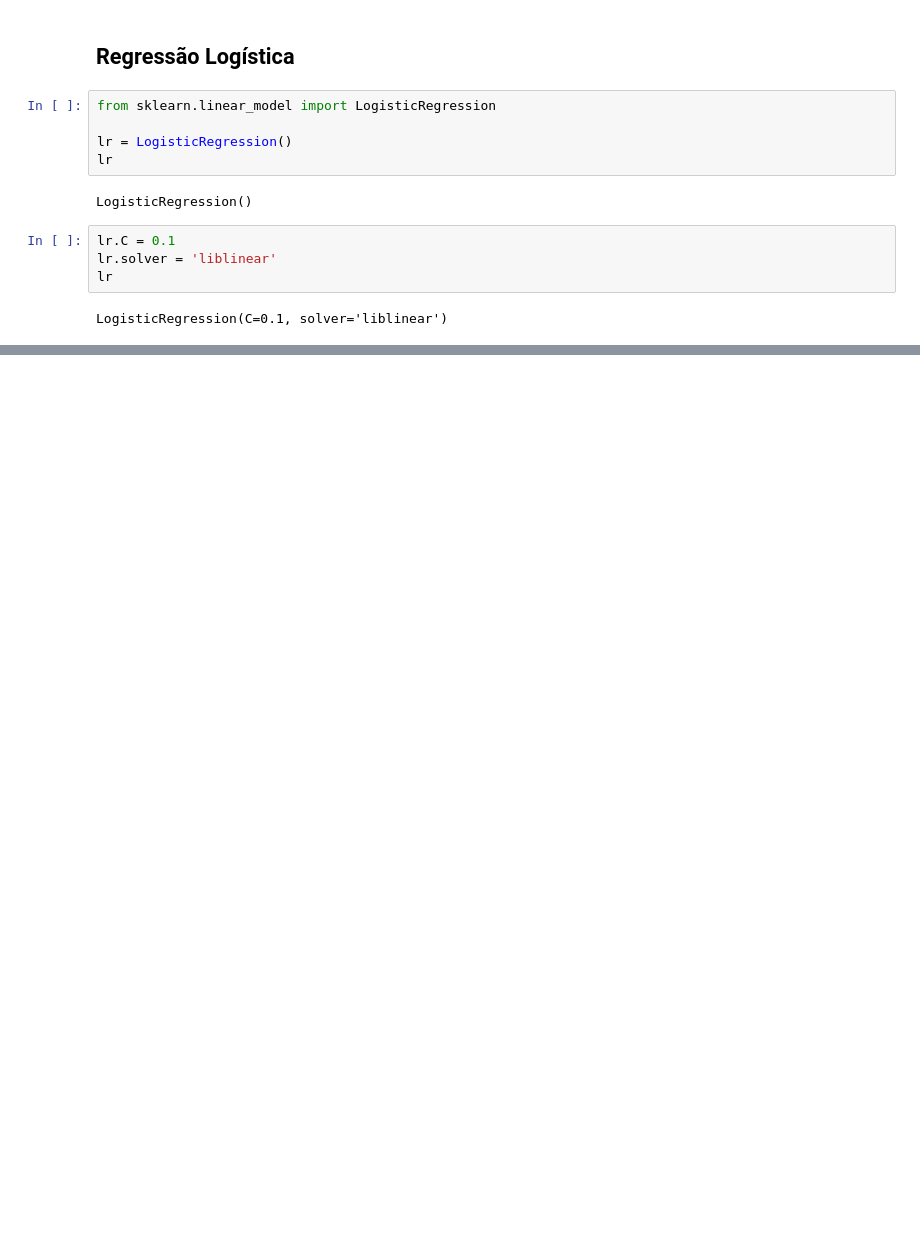
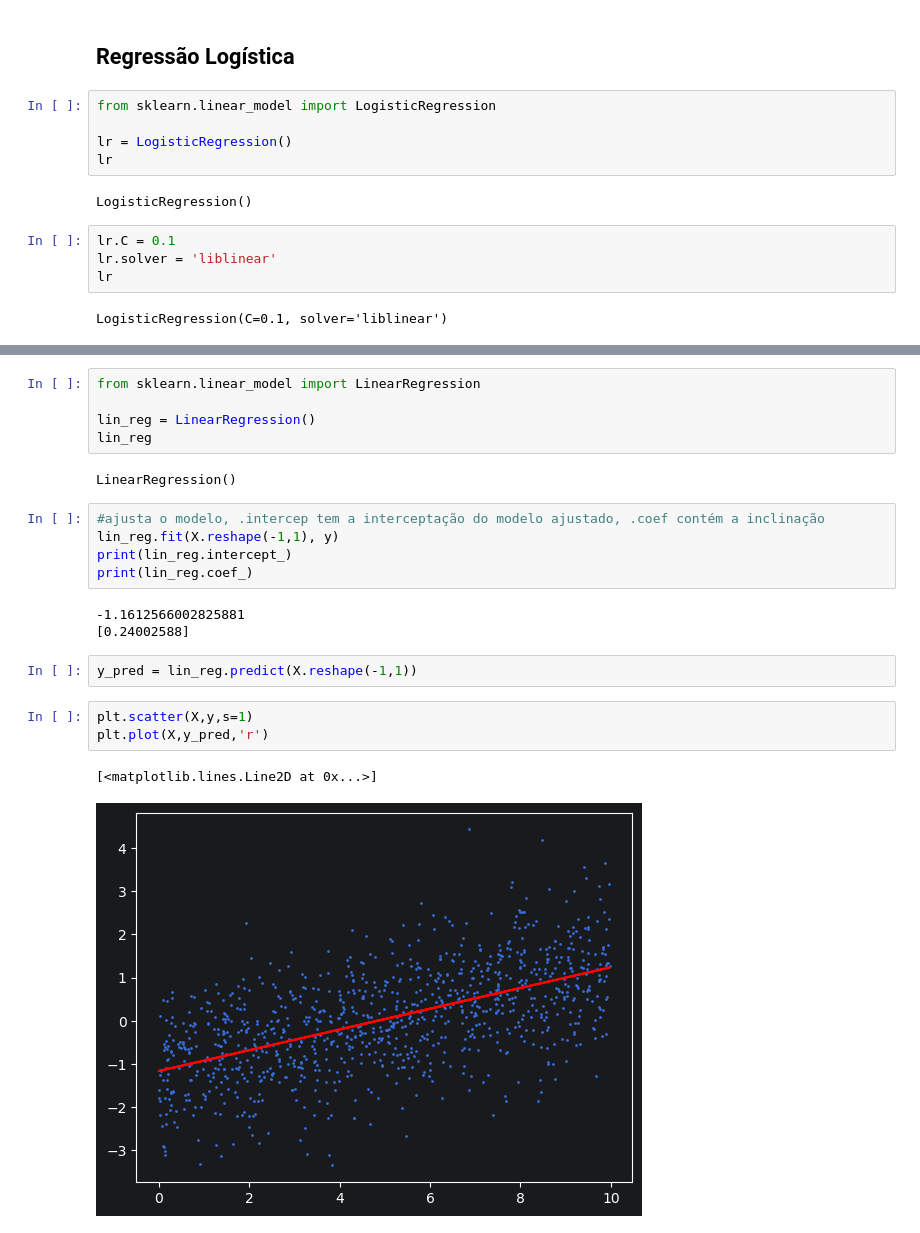
Before and after one commit to Danniells/model-evaluation-credit-default, a Jupyter notebook: capitulo2.ipynb, the cells around one changed output, grey strips where cells are left out. Saved outputs shown, nothing was run; the diff lists cells and outputs as text; blank space fills up the shorter version.

Commit message:
linear regression

```diff
--- a/capitulo2.ipynb
+++ b/capitulo2.ipynb
@@ -100,0 +141,23 @@ array([0, 0, 0, 1, 0, 0, 1, 0, 0, 0])
+# %%
+from sklearn.linear_model import LinearRegression
+
+lin_reg = LinearRegression()
+lin_reg
+# %% [output]
+LinearRegression()
+# %%
+#ajusta o modelo, .intercep tem a interceptação do modelo ajustado, .coef contém a inclinação
+lin_reg.fit(X.reshape(-1,1), y)
+print(lin_reg.intercept_)
+print(lin_reg.coef_)
+# %% [output]
+-1.1612566002825881
+[0.24002588]
+# %%
+y_pred = lin_reg.predict(X.reshape(-1,1))
+# %%
+plt.scatter(X,y,s=1)
+plt.plot(X,y_pred,'r')
+# %% [output]
+[<matplotlib.lines.Line2D at 0x...>]
+[figure, added]
```
Also changed, not shown: parts of 15 cells of this notebook.
